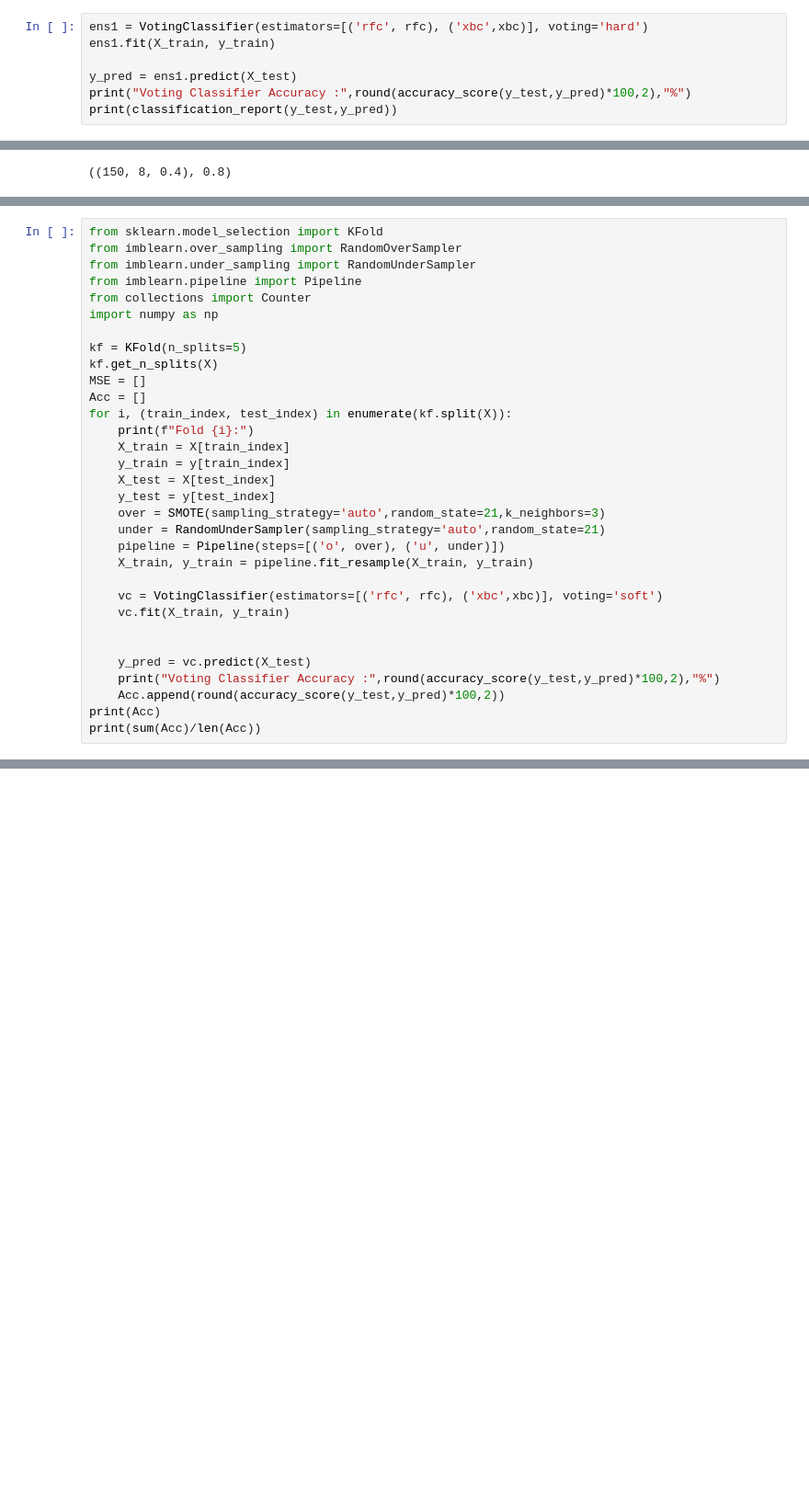
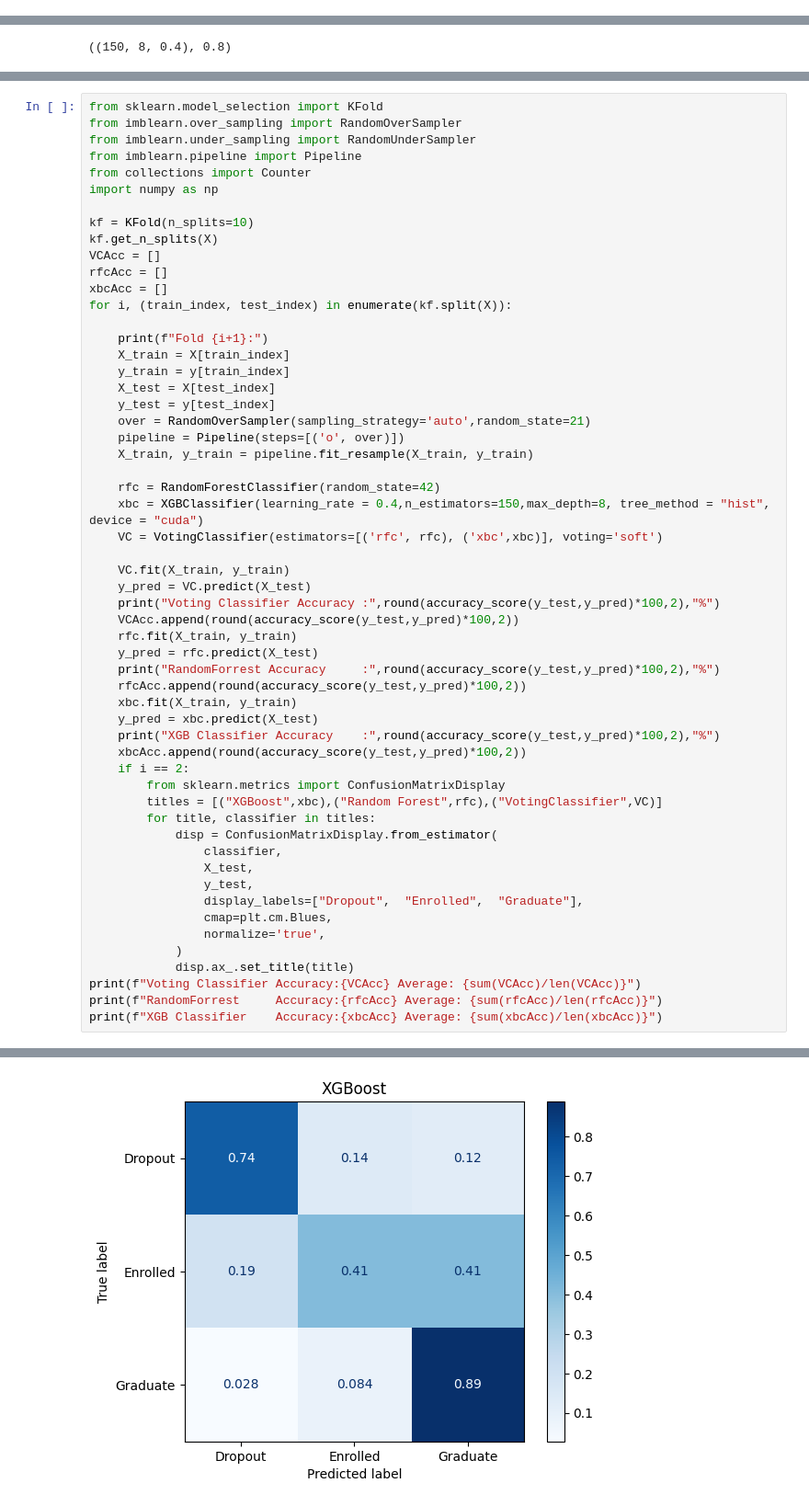
Before and after one commit to amy-ym-yu/dropout, a Jupyter notebook: JoeyH_Dropout Randomsampline.ipynb, the cells around one changed output, grey strips where cells are left out. Shown: that part at 92% size. Cells and saved outputs as stored; diff of their text form; blank space fills up the shorter version.

Commit message:
update each sampling

```diff
--- a/JoeyH_Dropout Randomsampline.ipynb
+++ b/JoeyH_Dropout Randomsampline.ipynb
@@ -246,7 +256,0 @@ weighted avg       0.79      0.79      0.79       885
-# %%
-ens1 = VotingClassifier(estimators=[('rfc', rfc), ('xbc',xbc)], voting='hard')
-ens1.fit(X_train, y_train)
-
-y_pred = ens1.predict(X_test)
-print("Voting Classifier Accuracy :",round(accuracy_score(y_test,y_pred)*100,2),"%")
-print(classification_report(y_test,y_pred))
@@ -335,28 +298,52 @@ from imblearn.pipeline import Pipeline
 from collections import Counter
 import numpy as np
 
-kf = KFold(n_splits=5)
+kf = KFold(n_splits=10)
 kf.get_n_splits(X)
-MSE = []
-Acc = []
+VCAcc = []
+rfcAcc = []
+xbcAcc = []
 for i, (train_index, test_index) in enumerate(kf.split(X)):
-    print(f"Fold {i}:")
+
+    print(f"Fold {i+1}:")
     X_train = X[train_index]
     y_train = y[train_index]
     X_test = X[test_index]
     y_test = y[test_index]
-    over = SMOTE(sampling_strategy='auto',random_state=21,k_neighbors=3)
-    under = RandomUnderSampler(sampling_strategy='auto',random_state=21)
-    pipeline = Pipeline(steps=[('o', over), ('u', under)])
+    over = RandomOverSampler(sampling_strategy='auto',random_state=21)
+    pipeline = Pipeline(steps=[('o', over)])
     X_train, y_train = pipeline.fit_resample(X_train, y_train)
 
-    vc = VotingClassifier(estimators=[('rfc', rfc), ('xbc',xbc)], voting='soft')
-    vc.fit(X_train, y_train)
+    rfc = RandomForestClassifier(random_state=42)
+    xbc = XGBClassifier(learning_rate = 0.4,n_estimators=150,max_depth=8, tree_method = "hist", device = "cuda")
+    VC = VotingClassifier(estimators=[('rfc', rfc), ('xbc',xbc)], voting='soft')
 
-
-    y_pred = vc.predict(X_test)
+    VC.fit(X_train, y_train)
+    y_pred = VC.predict(X_test)
     print("Voting Classifier Accuracy :",round(accuracy_score(y_test,y_pred)*100,2),"%")
-    Acc.append(round(accuracy_score(y_test,y_pred)*100,2))
-print(Acc)
-print(sum(Acc)/len(Acc))
+    VCAcc.append(round(accuracy_score(y_test,y_pred)*100,2))
+    rfc.fit(X_train, y_train)
+    y_pred = rfc.predict(X_test)
+    print("RandomForrest Accuracy     :",round(accuracy_score(y_test,y_pred)*100,2),"%")
+    rfcAcc.append(round(accuracy_score(y_test,y_pred)*100,2))
+    xbc.fit(X_train, y_train)
+    y_pred = xbc.predict(X_test)
+    print("XGB Classifier Accuracy    :",round(accuracy_score(y_test,y_pred)*100,2),"%")
+    xbcAcc.append(round(accuracy_score(y_test,y_pred)*100,2))
+    if i == 2:
+        from sklearn.metrics import ConfusionMatrixDisplay
+        titles = [("XGBoost",xbc),("Random Forest",rfc),("VotingClassifier",VC)]
+        for title, classifier in titles:
+            disp = ConfusionMatrixDisplay.from_estimator(
+                classifier,
+                X_test,
+                y_test,
+                display_labels=["Dropout",  "Enrolled",  "Graduate"],
+                cmap=plt.cm.Blues,
+                normalize='true',
+            )
+            disp.ax_.set_title(title)
+print(f"Voting Classifier Accuracy:{VCAcc} Average: {sum(VCAcc)/len(VCAcc)}")
+print(f"RandomForrest     Accuracy:{rfcAcc} Average: {sum(rfcAcc)/len(rfcAcc)}")
+print(f"XGB Classifier    Accuracy:{xbcAcc} Average: {sum(xbcAcc)/len(xbcAcc)}")
 # %% [output]
@@ -374,0 +367 @@ Voting Classifier Accuracy : 75.34 %
+[figure, added]
```
Also changed, not shown: parts of 9 cells of this notebook, 2 other files.
